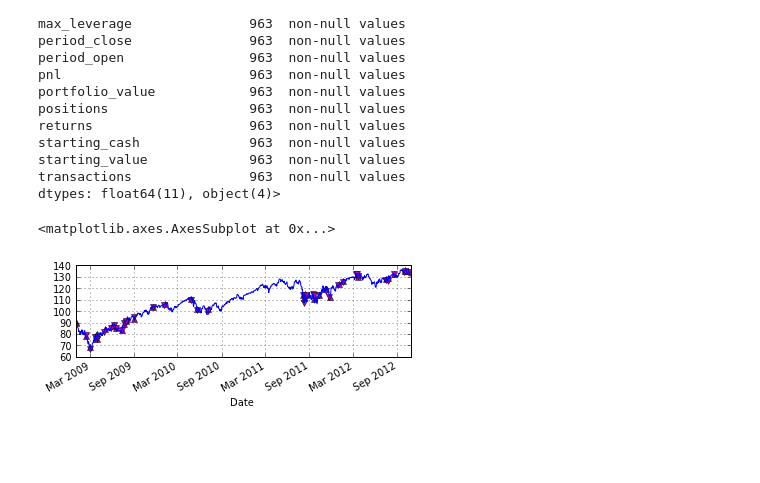
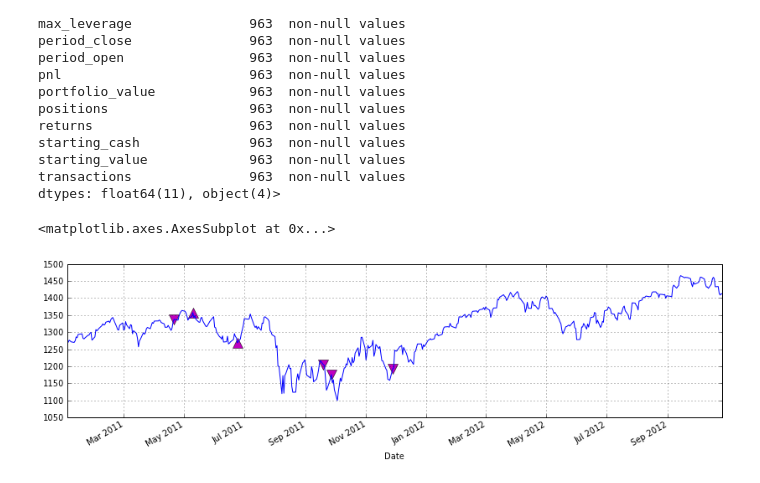
Before and after one commit to johnymontana/NewzTrader_AI_project, a Jupyter notebook: NewsCredScraper.ipynb, the cells around one changed output. Saved outputs shown, nothing was run; the diff lists cells and outputs as text; code cells hidden in the pictures; blank space fills up the shorter version.

Commit message:
add maximum entropy classifier, backtest plot, add to paper outline

```diff
--- a/NewsCredScraper.ipynb
+++ b/NewsCredScraper.ipynb
@@ -410,7 +479,7 @@ Most Informative Features
 #     signal = 'SELL'
 # else:
 #     signal = 'NONE'
-
+from datetime import date
 import pandas as pd
 import numpy as np
 import matplotlib.pyplot as plt
@@ -420,9 +489,9 @@ from zipline.algorithm import TradingAlgorithm
 from zipline.transforms import MovingAverage, batch_transform
 from zipline.utils.factory import load_from_yahoo
 
-mystart = date(2009, 1, 1)
+mystart = date(2011, 1, 1)
 myend = date(2012, 10, 30)
-spy = load_from_yahoo(stocks=['DIA'], start=mystart, end=myend)
+spy = load_from_yahoo(stocks=['^GSPC'], start=mystart, end=myend)
 
 
 
@@ -459,7 +528,7 @@ class NLPFinanceNews(TradingAlgorithm):
         #print  self.news.get(date(data[self.ticker].datetime.year, data[self.ticker].datetime.month, data[self.ticker].datetime.day), 'None') + " Classify: " + self.classifier.classify(self.bag_of_words(self.news.get(date(data[self.ticker].datetime.year, data[self.ticker].datetime.month, data[self.ticker].datetime.day), 'None')))
 
 
-        if down > (up) and self.netshares >=-200:
+        if down > (up*2) and self.netshares >=-200:
 
             self.order(self.ticker, -200)
             self.invested = False
@@ -468,7 +537,7 @@ class NLPFinanceNews(TradingAlgorithm):
             print str(today) + " : Selling 200" + self.ticker + "shares."
 
 
-        elif up > (down) and self.netshares <= 200:
+        elif up > (down*2) and self.netshares <= 200:
             self.order(self.ticker, 200)
             self.invested = True
             self.long=True
@@ -480,5 +549,9 @@ DIA
 SPX
 # %%
-nlp = NLPFinanceNews(nb_classifier, news, 'DIA')
+import pickle
+fkl_file = open('combinedNewsDictFull.pkl', 'rb')
+news = pickle.load(fkl_file)
+fkl_file.close()
+nlp = NLPFinanceNews(nb_classifier, news, '^GSPC')
 results = nlp.run(spy)
 # %% [output]
@@ -623,12 +712,13 @@ dtypes: float64(11), object(4)>
 # %%
 import matplotlib.pyplot as plt
 # %%
+plt.figsize(14,8)
 ax1 = plt.subplot(211)
 
-plt.plot(nlp.buy_orders, spy['DIA'].ix[nlp.buy_orders],'^', c='m')
-plt.plot(nlp.sell_orders, spy['DIA'].ix[nlp.sell_orders], 'v', c='m')
+plt.plot(nlp.buy_orders, spy['^GSPC'].ix[nlp.buy_orders],'^', c='m', markersize=12)
+plt.plot(nlp.sell_orders, spy['^GSPC'].ix[nlp.sell_orders], 'v', c='m', markersize=12)
 
-spy['DIA'].plot()
+spy['^GSPC'].plot()
 # %% [output]
 <matplotlib.axes.AxesSubplot at 0x...>
-[figure, old version]
+[figure, new version]
```
Also changed, not shown: parts of 14 cells of this notebook, 12 other files.
